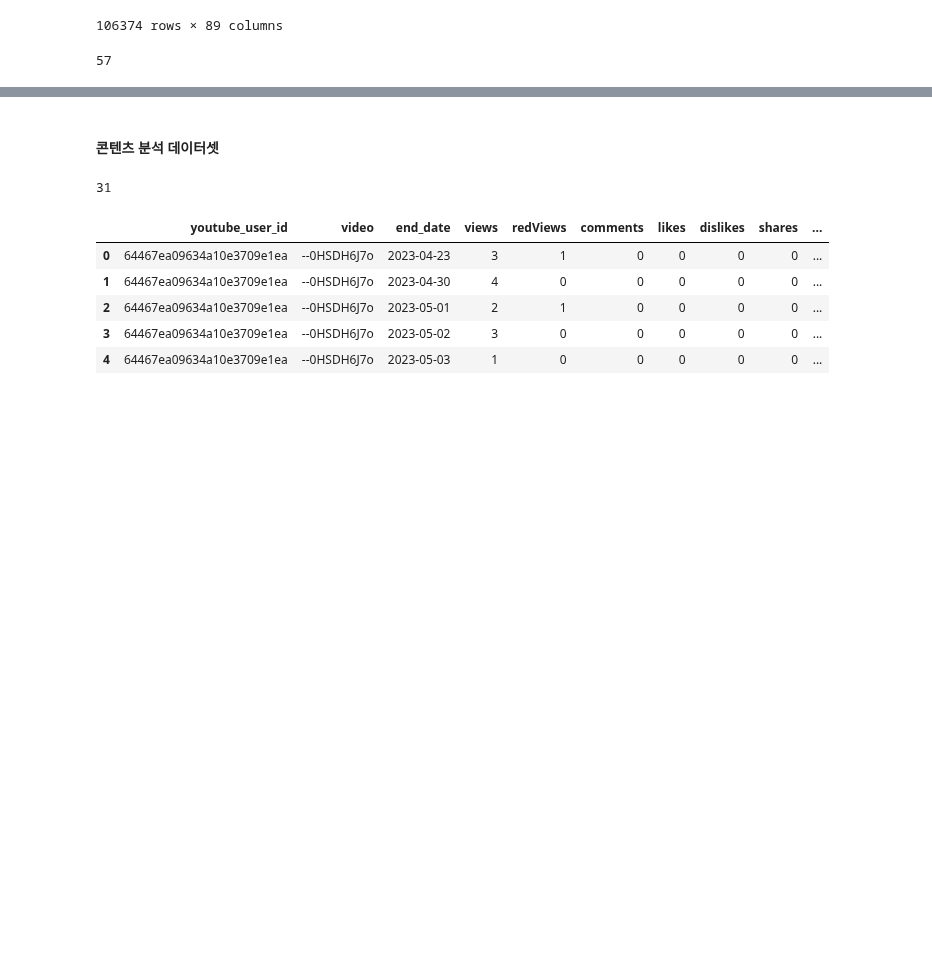
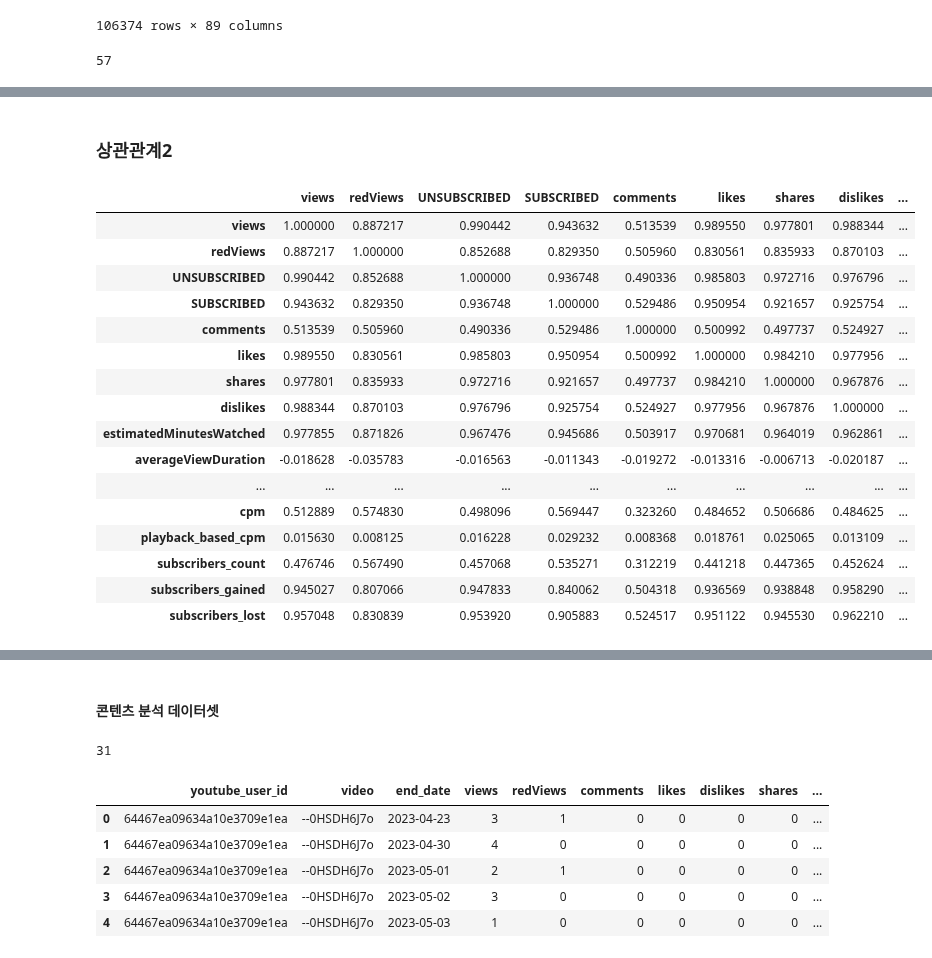
Before and after one commit to kkwann/awake, a Jupyter notebook: MongoDB_connection.ipynb, the cells around one changed output, grey strips where cells are left out. Cells and saved outputs as stored; diff of their text form; code cells hidden in the pictures; blank space fills up the shorter version.

```diff
--- a/MongoDB_connection.ipynb
+++ b/MongoDB_connection.ipynb
@@ -1121,3 +1124,51 @@ merge_df_users_fin['red_revenue_rate'] = merge_df_users_fin['estimated_red_partn
 merge_df_users_fin['cpm_to_revenue_ratio'] = merge_df_users_fin['cpm'] - merge_df_users_fin['estimated_revenue'] ## cpm 대비 수익
 merge_df_users_fin['revenue_per_ad_impression'] = merge_df_users_fin['estimated_revenue'] / merge_df_users_fin['ad_impressions'] ## 광고노출당 수익
 merge_df_users_fin['playback_based_cpm_rate'] = merge_df_users_fin['playback_based_cpm'] / merge_df_users_fin['cpm'] ## 재생 기반 수익
+# %%
+# 파생변수4 - 시청 시간 관련
+merge_df_users_fin['revenue_per_minute_watched'] = merge_df_users_fin['estimated_revenue'] / merge_df_users_fin['estimatedMinutesWatched'] ## 시청 시간 당 수익
+merge_df_users_fin['avg_view_duration_rate'] = merge_df_users_fin['averageViewDuration'] / merge_df_users_fin['averageViewPercentage'] ## 평균 시청 시간 비율
+merge_df_users_fin['watched_time_rate'] = merge_df_users_fin['averageViewPercentage'] * merge_df_users_fin['estimatedMinutesWatched'] ## 재생 비율 대비 시청 시간
+# %%
+# 파생변수5 - 구독자 유형 관련
+merge_df_users_fin['subscribed_view_time_rate'] = merge_df_users_fin['SUBSCRIBED'] / (merge_df_users_fin['SUBSCRIBED'] + merge_df_users_fin['UNSUBSCRIBED']) ## 구독자 시청 시간 비율
+merge_df_users_fin['unsubscribed_view_time_rate'] = merge_df_users_fin['UNSUBSCRIBED'] / (merge_df_users_fin['SUBSCRIBED'] + merge_df_users_fin['UNSUBSCRIBED']) ## 비구독자 시청 시간 비율
+# %%
+# 파생변수6 - 연령 및 성별 관련
+female_col = [col_nm for col_nm in merge_df_users_fin.columns if 'female' in col_nm ]
+male_col = [col_nm for col_nm in merge_df_users_fin.columns if ('male' in col_nm) and ('female' not in col_nm)]
+
+youth_col = [col_nm for col_nm in merge_df_users_fin.columns if '13-17' in col_nm]
+adult_col = [col_nm for col_nm in merge_df_users_fin.columns if ('18-24' in col_nm) or ('25-34' in col_nm) or ('35-44' in col_nm) or ('45-54' in col_nm)]
+older_col = [col_nm for col_nm in merge_df_users_fin.columns if ('55-64' in col_nm) or ('65' in col_nm)]
+
+merge_df_users_fin['female_viewer_rate'] = merge_df_users_fin[female_col].sum(axis=1) ## 여성 시청자 비율
+merge_df_users_fin['male_viewer_rate'] = merge_df_users_fin[male_col].sum(axis=1) ## 남성 시청자 비율
+
+merge_df_users_fin['youth_viewer_rate'] = merge_df_users_fin[youth_col].sum(axis=1) ## 청소년 시청자 비율
+merge_df_users_fin['adult_viewer_rate'] = merge_df_users_fin[adult_col].sum(axis=1) ## 성인 시청자 비율
+merge_df_users_fin['older_viewer_rate'] = merge_df_users_fin[older_col].sum(axis=1) ## 노인 시청자 비율
+# %% [markdown]
+### 상관관계2
+# %%
+# 상관관계
+users_corr_matrix = merge_df_users_fin[merge_df_users_fin.columns[11:31]].corr()
+users_corr_matrix
+# %% [output]
+|  | views | redViews | UNSUBSCRIBED | SUBSCRIBED | comments | likes | shares | dislikes | ... |
+| views | 1.000000 | 0.887217 | 0.990442 | 0.943632 | 0.513539 | 0.989550 | 0.977801 | 0.988344 | ... |
+| redViews | 0.887217 | 1.000000 | 0.852688 | 0.829350 | 0.505960 | 0.830561 | 0.835933 | 0.870103 | ... |
+| UNSUBSCRIBED | 0.990442 | 0.852688 | 1.000000 | 0.936748 | 0.490336 | 0.985803 | 0.972716 | 0.976796 | ... |
+| SUBSCRIBED | 0.943632 | 0.829350 | 0.936748 | 1.000000 | 0.529486 | 0.950954 | 0.921657 | 0.925754 | ... |
+| comments | 0.513539 | 0.505960 | 0.490336 | 0.529486 | 1.000000 | 0.500992 | 0.497737 | 0.524927 | ... |
+| likes | 0.989550 | 0.830561 | 0.985803 | 0.950954 | 0.500992 | 1.000000 | 0.984210 | 0.977956 | ... |
+| shares | 0.977801 | 0.835933 | 0.972716 | 0.921657 | 0.497737 | 0.984210 | 1.000000 | 0.967876 | ... |
+| dislikes | 0.988344 | 0.870103 | 0.976796 | 0.925754 | 0.524927 | 0.977956 | 0.967876 | 1.000000 | ... |
+| estimatedMinutesWatched | 0.977855 | 0.871826 | 0.967476 | 0.945686 | 0.503917 | 0.970681 | 0.964019 | 0.962861 | ... |
+| averageViewDuration | -0.018628 | -0.035783 | -0.016563 | -0.011343 | -0.019272 | -0.013316 | -0.006713 | -0.020187 | ... |
+| ... | ... | ... | ... | ... | ... | ... | ... | ... | ... |
+| cpm | 0.512889 | 0.574830 | 0.498096 | 0.569447 | 0.323260 | 0.484652 | 0.506686 | 0.484625 | ... |
+| playback_based_cpm | 0.015630 | 0.008125 | 0.016228 | 0.029232 | 0.008368 | 0.018761 | 0.025065 | 0.013109 | ... |
+| subscribers_count | 0.476746 | 0.567490 | 0.457068 | 0.535271 | 0.312219 | 0.441218 | 0.447365 | 0.452624 | ... |
+| subscribers_gained | 0.945027 | 0.807066 | 0.947833 | 0.840062 | 0.504318 | 0.936569 | 0.938848 | 0.958290 | ... |
+| subscribers_lost | 0.957048 | 0.830839 | 0.953920 | 0.905883 | 0.524517 | 0.951122 | 0.945530 | 0.962210 | ... |
```
Also changed, not shown: parts of 8 cells of this notebook, 4 other files.
